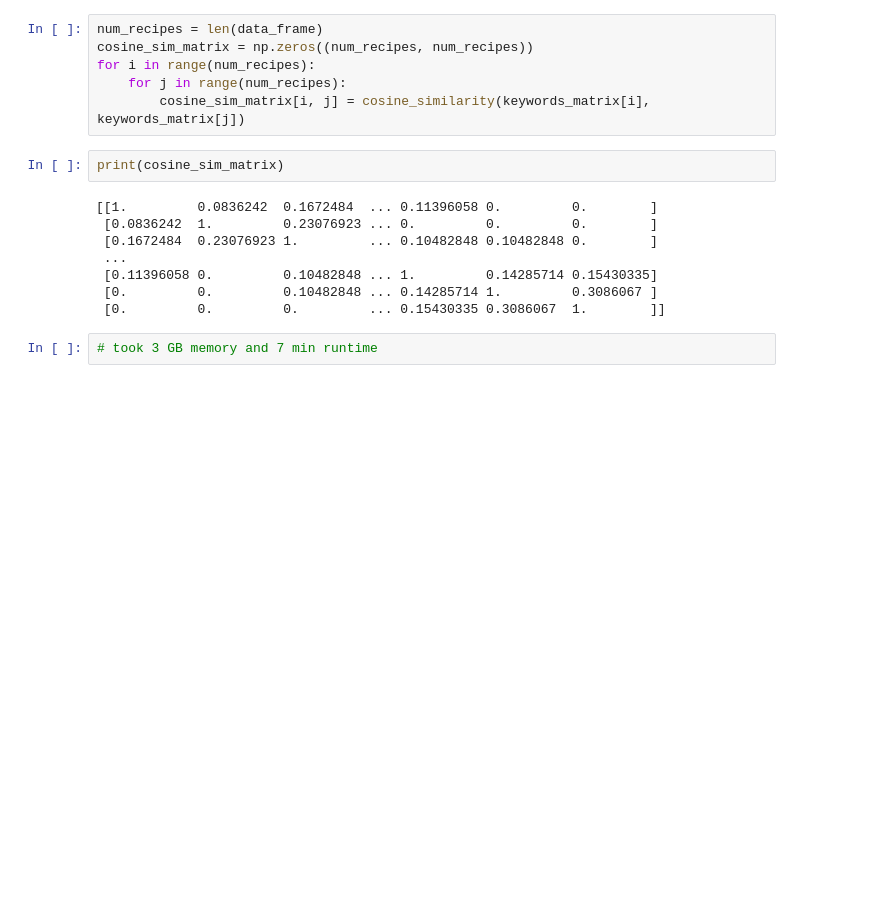
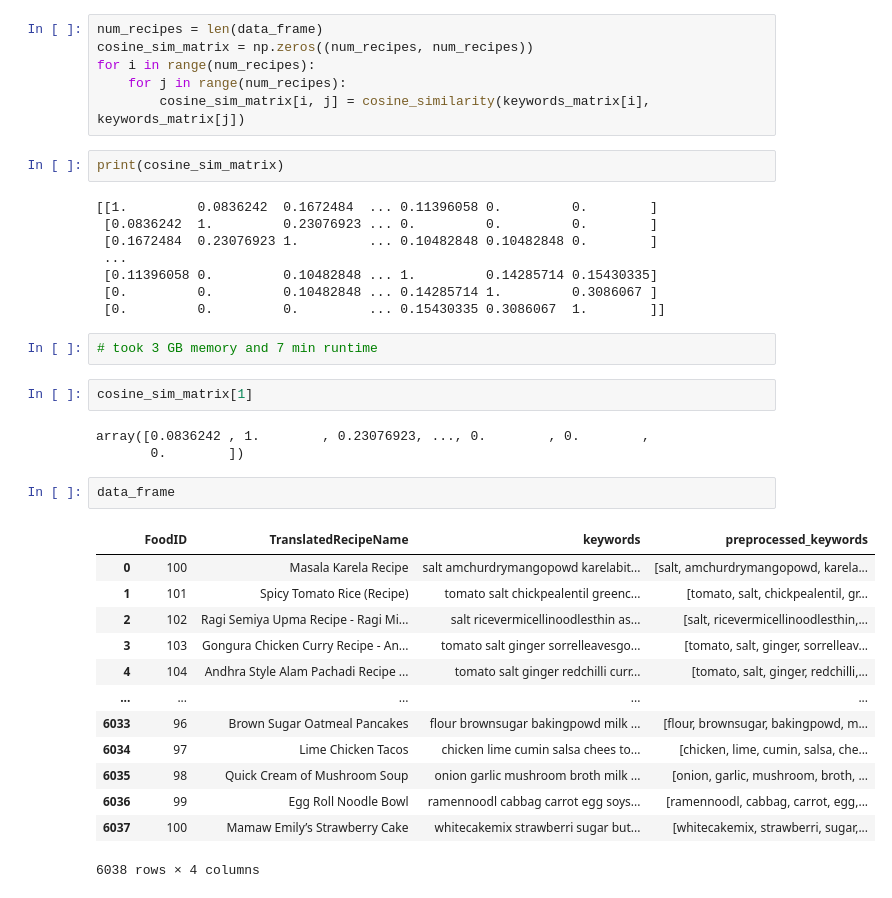
Before and after one commit to YudhirAcharya/MinorProject, a Jupyter notebook: ML/MinorContent.ipynb, the cells around one changed output. Drawn from its saved outputs; the diff is of its cells as text; blank space fills up the shorter version.

```diff
--- a/ML/MinorContent.ipynb
+++ b/ML/MinorContent.ipynb
@@ -621,3 +619,24 @@ print(cosine_sim_matrix)
  [0.         0.         0.         ... 0.15430335 0.3086067  1.        ]]
 # %%
 # took 3 GB memory and 7 min runtime
+# %%
+cosine_sim_matrix[1]
+# %% [output]
+array([0.0836242 , 1.        , 0.23076923, ..., 0.        , 0.        ,
+       0.        ])
+# %%
+data_frame
+# %% [output]
+|  | FoodID | TranslatedRecipeName | keywords | preprocessed_keywords |
+| 0 | 100 | Masala Karela Recipe | salt amchurdrymangopowd karelabit... | [salt, amchurdrymangopowd, karela... |
+| 1 | 101 | Spicy Tomato Rice (Recipe) | tomato salt chickpealentil greenc... | [tomato, salt, chickpealentil, gr... |
+| 2 | 102 | Ragi Semiya Upma Recipe - Ragi Mi... | salt ricevermicellinoodlesthin as... | [salt, ricevermicellinoodlesthin,... |
+| 3 | 103 | Gongura Chicken Curry Recipe - An... | tomato salt ginger sorrelleavesgo... | [tomato, salt, ginger, sorrelleav... |
+| 4 | 104 | Andhra Style Alam Pachadi Recipe ... | tomato salt ginger redchilli curr... | [tomato, salt, ginger, redchilli,... |
+| ... | ... | ... | ... | ... |
+| 6033 | 96 | Brown Sugar Oatmeal Pancakes | flour brownsugar bakingpowd milk ... | [flour, brownsugar, bakingpowd, m... |
+| 6034 | 97 | Lime Chicken Tacos | chicken lime cumin salsa chees to... | [chicken, lime, cumin, salsa, che... |
+| 6035 | 98 | Quick Cream of Mushroom Soup | onion garlic mushroom broth milk ... | [onion, garlic, mushroom, broth, ... |
+| 6036 | 99 | Egg Roll Noodle Bowl | ramennoodl cabbag carrot egg soys... | [ramennoodl, cabbag, carrot, egg,... |
+| 6037 | 100 | Mamaw Emily’s Strawberry Cake | whitecakemix strawberri sugar but... | [whitecakemix, strawberri, sugar,... |
+6038 rows × 4 columns
```
Also changed, not shown: parts of 8 cells of this notebook.
